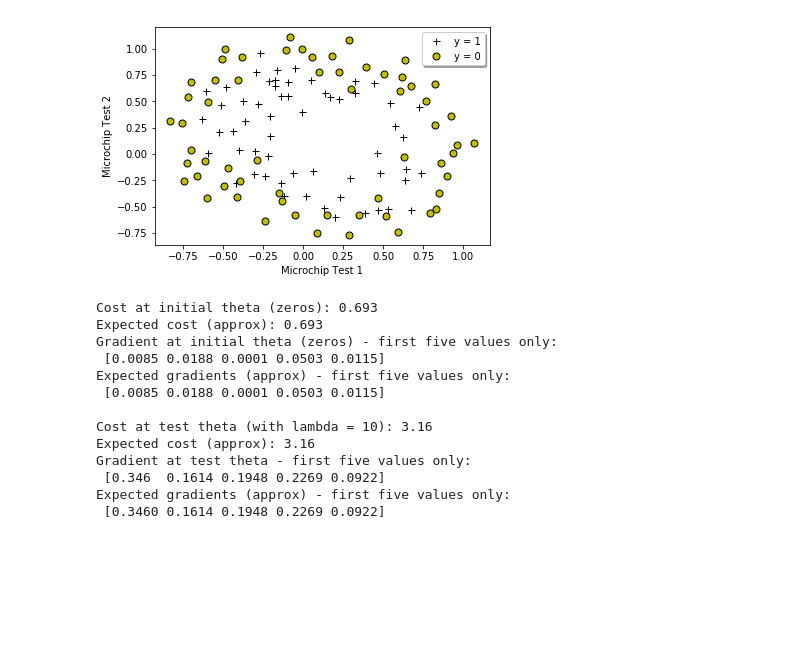
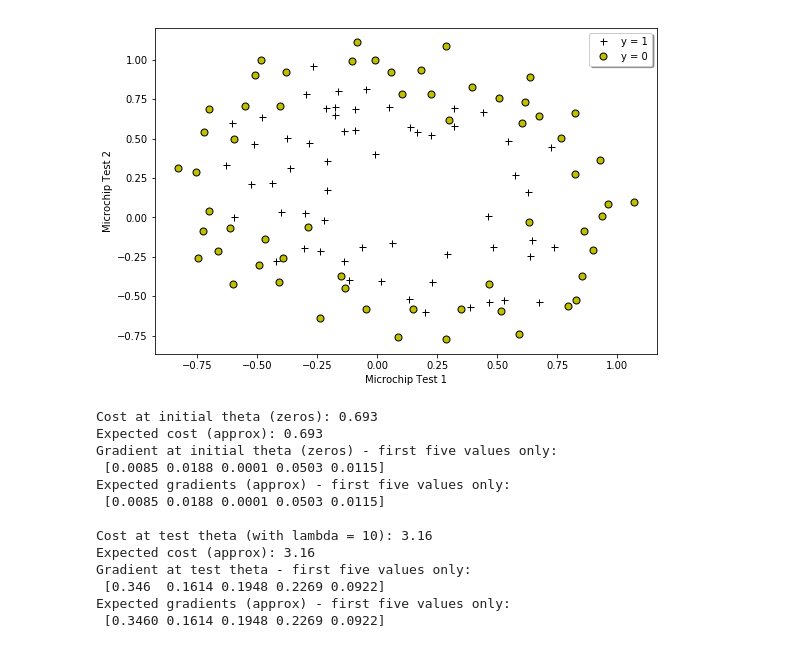
Before and after one commit to junwon1994/Coursera-ML, a Jupyter notebook: notebook/ex2_reg.ipynb, the cells around one changed output. Cells and saved outputs as stored; diff of their text form; code cells hidden in the pictures; blank space fills up the shorter version.

```diff
--- a/notebook/ex2_reg.ipynb
+++ b/notebook/ex2_reg.ipynb
@@ -16,25 +15,22 @@ def plotData(X, y):
     plt.plot(pos[:, 0], pos[:, 1], 'k+', linewidth=2, markersize=7)
     plt.plot(neg[:, 0], neg[:, 1], 'ko', markerfacecolor='y', markersize=7)
 # %%
-## Load Data
-#  The first two columns contains the X values and the third column
-#  contains the label (y).
-
+# Load Data
 data = np.loadtxt('../ex2/ex2data2.txt', delimiter=',')
 X = data[:, :2]
 y = data[:, 2]
 
-plt.figure()
+plt.figure(figsize=(9, 6))
 plotData(X, y)
 
 # Put some labels
 # Labels and Legend
 plt.xlabel('Microchip Test 1')
 plt.ylabel('Microchip Test 2')
 
 # Specified in plot order
 plt.legend(['y = 1', 'y = 0'], loc='upper right', shadow=True)
 None
 # %% [output]
-[figure, old version]
+[figure, new version]
 # %%
```
Also changed, not shown: parts of 7 cells of this notebook, 5 other files.
